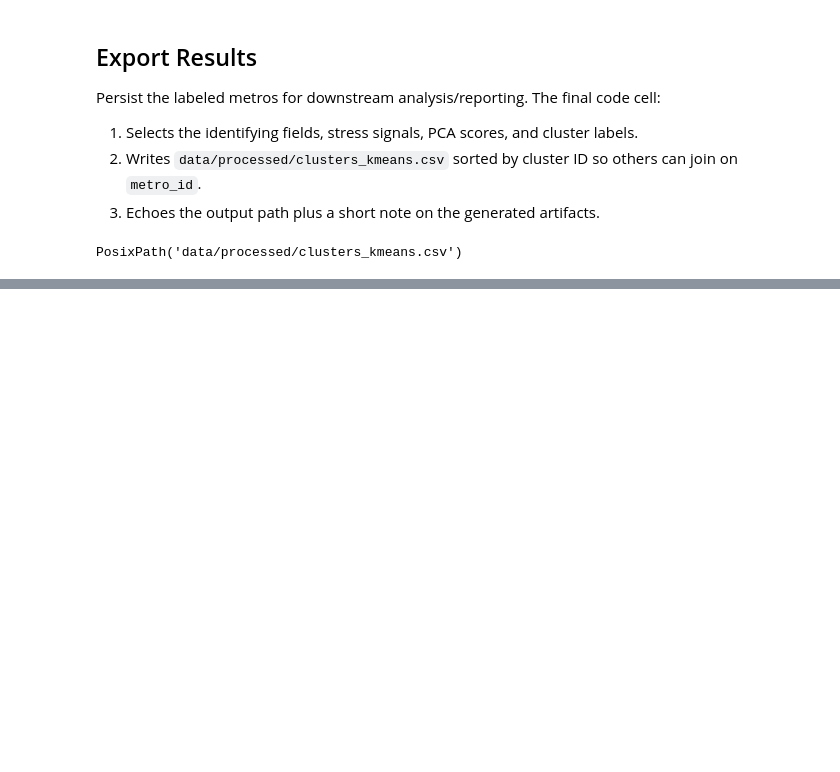
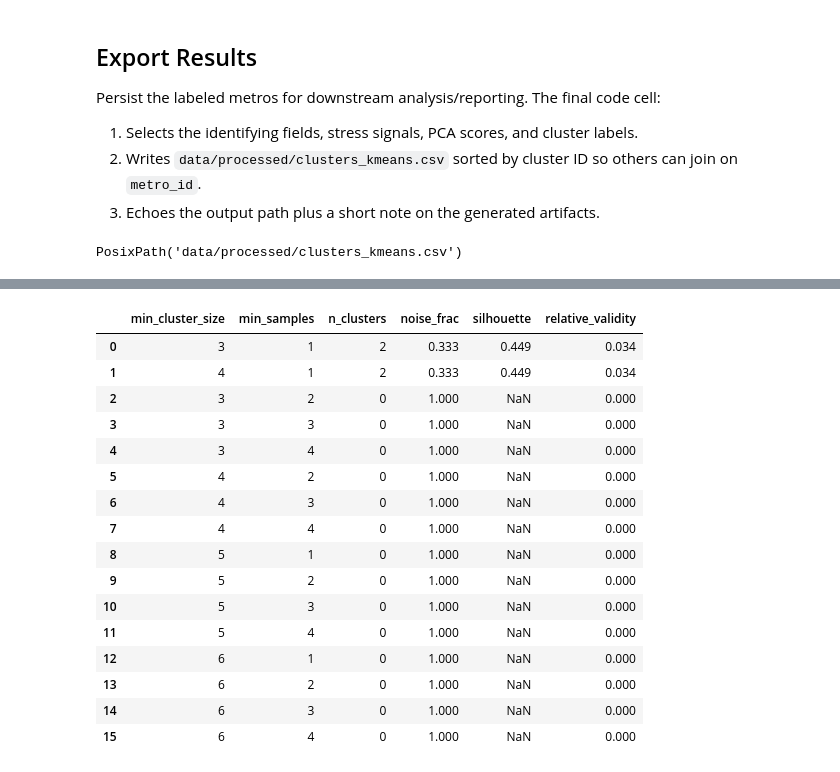
Before and after one commit to ajharris/housing-affordability, a Jupyter notebook: notebooks/06_clustering.ipynb, the cells around one changed output, grey strips where cells are left out. Cells and saved outputs as stored; diff of their text form; code cells hidden in the pictures; blank space fills up the shorter version.

```diff
--- a/notebooks/06_clustering.ipynb
+++ b/notebooks/06_clustering.ipynb
@@ -291,0 +311,59 @@ PosixPath('data/processed/clusters_kmeans.csv')
+# %%
+min_cluster_sizes = [3, 4, 5, 6]
+min_samples_values = [1, 2, 3, 4]
+
+sweep_records = []
+X_input = complete[pc_cols].values
+
+for mcs in min_cluster_sizes:
+    for ms in min_samples_values:
+        clusterer = hdbscan.HDBSCAN(
+            min_cluster_size=mcs,
+            min_samples=ms,
+            metric="euclidean",
+            gen_min_span_tree=True,
+        )
+        labels = clusterer.fit_predict(X_input)
+        n_clusters = len(set(labels) - {-1})
+        noise_frac = float((labels == -1).mean())
+
+        sil = np.nan
+        mask = labels != -1
+        if mask.sum() >= 2 and len(np.unique(labels[mask])) > 1:
+            sil = silhouette_score(X_input[mask], labels[mask])
+
+        sweep_records.append(
+            {
+                "min_cluster_size": mcs,
+                "min_samples": ms,
+                "n_clusters": n_clusters,
+                "noise_frac": round(noise_frac, 3),
+                "silhouette": None if np.isnan(sil) else round(float(sil), 3),
+                "relative_validity": round(float(clusterer.relative_validity_), 3),
+            }
+        )
+
+hdbscan_sweep_df = (
+    pd.DataFrame(sweep_records)
+    .sort_values(["n_clusters", "relative_validity", "noise_frac"], ascending=[False, False, True])
+    .reset_index(drop=True)
+)
+hdbscan_sweep_df
+# %% [output]
+|  | min_cluster_size | min_samples | n_clusters | noise_frac | silhouette | relative_validity |
+| 0 | 3 | 1 | 2 | 0.333 | 0.449 | 0.034 |
+| 1 | 4 | 1 | 2 | 0.333 | 0.449 | 0.034 |
+| 2 | 3 | 2 | 0 | 1.000 | NaN | 0.000 |
+| 3 | 3 | 3 | 0 | 1.000 | NaN | 0.000 |
+| 4 | 3 | 4 | 0 | 1.000 | NaN | 0.000 |
+| 5 | 4 | 2 | 0 | 1.000 | NaN | 0.000 |
+| 6 | 4 | 3 | 0 | 1.000 | NaN | 0.000 |
+| 7 | 4 | 4 | 0 | 1.000 | NaN | 0.000 |
+| 8 | 5 | 1 | 0 | 1.000 | NaN | 0.000 |
+| 9 | 5 | 2 | 0 | 1.000 | NaN | 0.000 |
+| 10 | 5 | 3 | 0 | 1.000 | NaN | 0.000 |
+| 11 | 5 | 4 | 0 | 1.000 | NaN | 0.000 |
+| 12 | 6 | 1 | 0 | 1.000 | NaN | 0.000 |
+| 13 | 6 | 2 | 0 | 1.000 | NaN | 0.000 |
+| 14 | 6 | 3 | 0 | 1.000 | NaN | 0.000 |
+| 15 | 6 | 4 | 0 | 1.000 | NaN | 0.000 |
```
Also changed, not shown: parts of 16 cells of this notebook, 1 other file.
